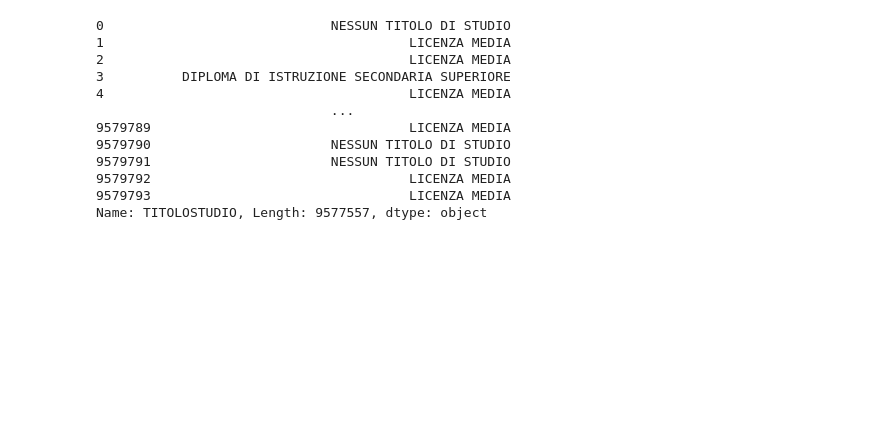
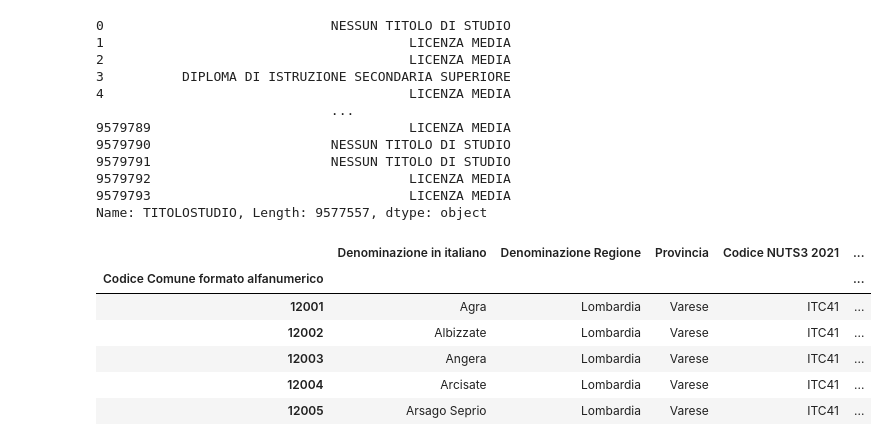
Before and after one commit to DragoE99/Drago-lamb_DataSforBusiness, a Jupyter notebook: DataSforBusiness_dragoLamb.ipynb, the cells around one changed output. Cells and saved outputs as stored; diff of their text form; code cells hidden in the pictures; blank space fills up the shorter version.

```diff
--- a/DataSforBusiness_dragoLamb.ipynb
+++ b/DataSforBusiness_dragoLamb.ipynb
@@ -506,3 +506,23 @@ rap_lavoro_attivati['TITOLOSTUDIO']
 9579792                                 LICENZA MEDIA
 9579793                                 LICENZA MEDIA
 Name: TITOLOSTUDIO, Length: 9577557, dtype: object
+# %%
+city_codes = pd.read_excel(PurePath('dataset', 'Elenco-comuni-italiani.xls'))
+city_codes = city_codes[['Codice Comune formato alfanumerico',
+                        'Denominazione in italiano',
+                        'Denominazione Regione',
+                        'Provincia',
+                        'Codice NUTS3 2021',
+                        'Codice NUTS2 2021 (3) '
+                        ]]
+city_codes = city_codes[city_codes['Denominazione Regione'] == 'Lombardia']
+city_codes = city_codes.set_index('Codice Comune formato alfanumerico')
+city_codes.head()
+# %% [output]
+|  | Denominazione in italiano | Denominazione Regione | Provincia | Codice NUTS3 2021 | ... |
+| Codice Comune formato alfanumerico |  |  |  |  | ... |
+| 12001 | Agra | Lombardia | Varese | ITC41 | ... |
+| 12002 | Albizzate | Lombardia | Varese | ITC41 | ... |
+| 12003 | Angera | Lombardia | Varese | ITC41 | ... |
+| 12004 | Arcisate | Lombardia | Varese | ITC41 | ... |
+| 12005 | Arsago Seprio | Lombardia | Varese | ITC41 | ... |
```
Also changed, not shown: parts of 6 cells of this notebook.
